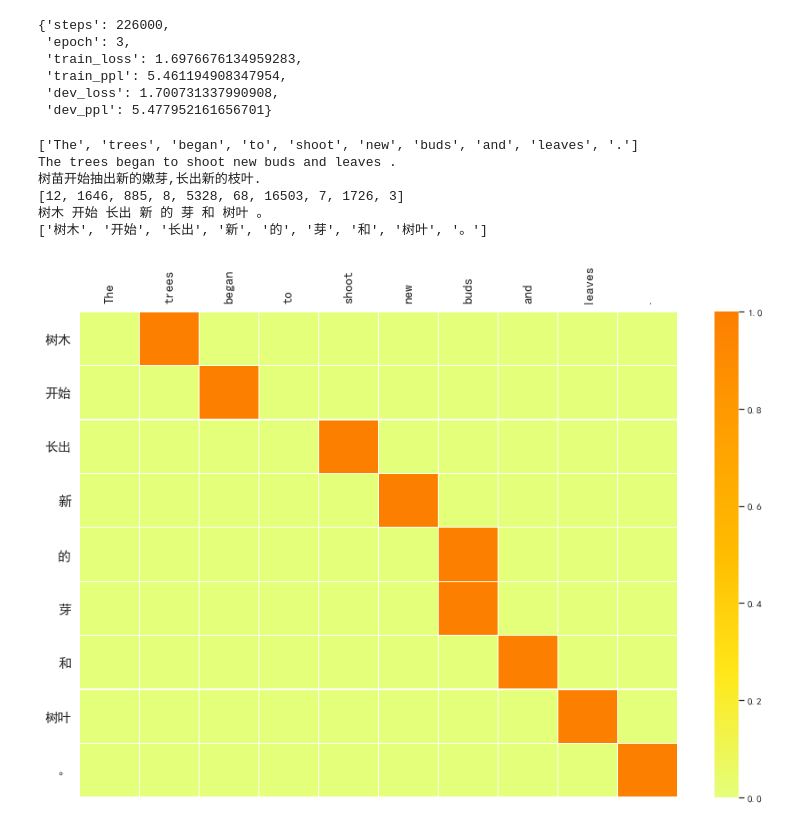
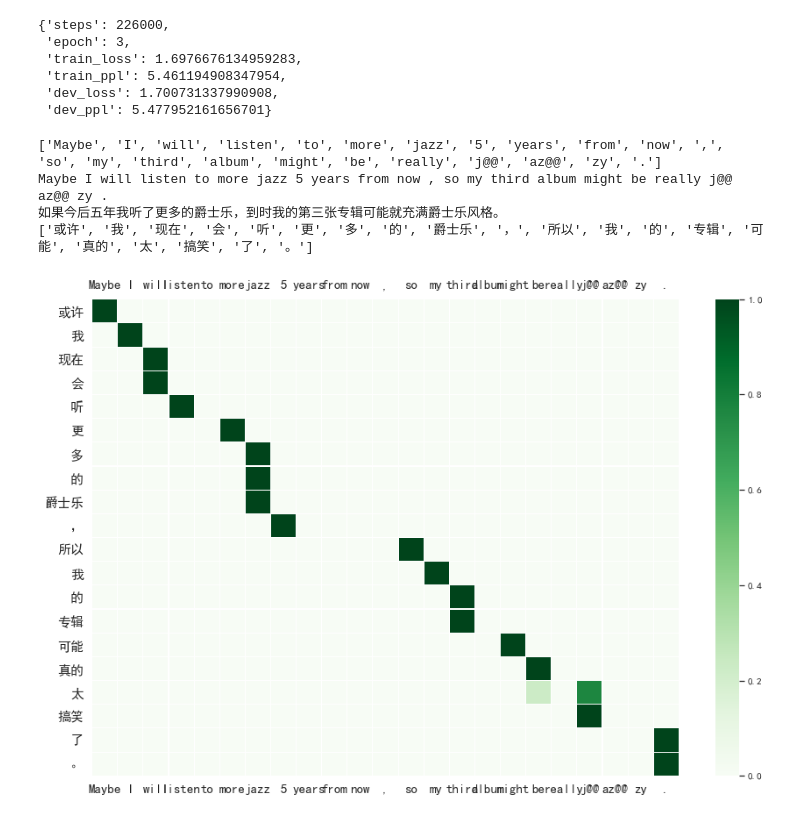
Before and after one commit to jasperzhong/NMT, a Jupyter notebook: nmt.ipynb, the cells around one changed output. Saved outputs shown, nothing was run; the diff lists cells and outputs as text; code cells hidden in the pictures.

```diff
--- a/nmt.ipynb
+++ b/nmt.ipynb
@@ -440,12 +440,11 @@ class Node(object):
 def beam_search(src, beam_width=3):
     words = tokenizer(src)
     indices = [SRC.vocab.stoi[word] for word in words]
-    print(indices)
-    input_tensor = torch.LongTensor(indices).unsqueeze(1)
+    input_tensor = torch.LongTensor(indices).unsqueeze(1).to(device)
     # [1*T]
     encoder_output, hidden = encoder(input_tensor)
     hidden = hidden[:decoder.n_layers]
-    decoder_input = torch.tensor(2).unsqueeze(0)
+    decoder_input = torch.tensor(2).unsqueeze(0).to(device)
 
     node = Node(hidden, None, decoder_input, None, 0, 1)
     q = Queue()
@@ -478,7 +477,7 @@ def beam_search(src, beam_width=3):
                 child = Node(hidden, node, index, attn, node.log_prob + log_p, node.length + 1)
                 candidates.append((node.log_prob + log_p, child))
 
-        candidates = sorted(candidates, reverse=True)
+        candidates = sorted(candidates, key=lambda x:x[0], reverse=True)
         length = min(len(candidates), beam_width)
         for i in range(length):
             q.put(candidates[i][1])
@@ -491,41 +490,47 @@ def beam_search(src, beam_width=3):
             res.append(TRG.vocab.itos[node.decoder_input.item()])
             node = node.previous_node
         print(''.join(res[::-1]), value)'''
-    node = end_nodes[0]
+
+    candidates = []
+    for node in end_nodes:
+        value = node.log_prob
+        candidates.append((value, node))
+
+    candidates = sorted(candidates, key=lambda x:x[0], reverse=True)
+
+    node = candidates[0][1]
     res = []
     attns = []
     while node.previous_node != None:
         res.append(TRG.vocab.itos[node.decoder_input.item()])
-        attns.append(node.attn.squeeze(0).squeeze(0).numpy().tolist())
+        attns.append(node.attn.squeeze(0).squeeze(0).cpu().numpy().tolist())
         node = node.previous_node
-    print(' '.join(res[::-1][:-1]))
+#     print(' '.join(res[::-1][:-1]))
     return attns[::-1][:-1], res[::-1][:-1]
 # %%
 sns.set(rc={'figure.figsize':(15,10)})
 sns.set(font=myfont.get_name())
 # %%
 with torch.no_grad():
-    index = 54
+    index = 37
     print(test_data[index].src)
     print(' '.join(test_data[index].src))
     print(''.join(test_data[index].trg))
     src = ' '.join(test_data[index].src)
     attns, x_labels = beam_search(src, 3)
     print(x_labels)
 
     f, ax = plt.subplots(figsize=(15, 10))
     cmap =sns.diverging_palette(128, 240,as_cmap=True)
 
-    sns.heatmap(attns, cmap='Wistia', linewidths=0.05, ax=ax,  xticklabels=test_data[index].src, yticklabels=x_labels)
+    sns.heatmap(attns, cmap='Greens', linewidths=0.1, ax=ax,  xticklabels=test_data[index].src, yticklabels=x_labels)
     ax.tick_params(axis='y', labelsize=15,labeltop=True)
-    ax.tick_params(axis='x', labelsize=15,labeltop=True, labelbottom=False)
+    ax.tick_params(axis='x', labelsize=15,labeltop=True)
     ax.set_yticklabels(ax.get_yticklabels(), rotation=0)
-    ax.set_xticklabels(ax.get_xticklabels(), rotation=90)
+    ax.set_xticklabels(ax.get_xticklabels(), rotation=0)
 # %% [output]
-['The', 'trees', 'began', 'to', 'shoot', 'new', 'buds', 'and', 'leaves', '.']
-The trees began to shoot new buds and leaves .
-树苗开始抽出新的嫩芽,长出新的枝叶.
-[12, 1646, 885, 8, 5328, 68, 16503, 7, 1726, 3]
-树木 开始 长出 新 的 芽 和 树叶 。
-['树木', '开始', '长出', '新', '的', '芽', '和', '树叶', '。']
+['Maybe', 'I', 'will', 'listen', 'to', 'more', 'jazz', '5', 'years', 'from', 'now', ',', 'so', 'my', 'third', 'album', 'might', 'be', 'really', 'j@@', 'az@@', 'zy', '.']
+Maybe I will listen to more jazz 5 years from now , so my third album might be really j@@ az@@ zy .
+如果今后五年我听了更多的爵士乐，到时我的第三张专辑可能就充满爵士乐风格。
+['或许', '我', '现在', '会', '听', '更', '多', '的', '爵士乐', '，', '所以', '我', '的', '专辑', '可能', '真的', '太', '搞笑', '了', '。']
-[figure, old version]
+[figure, new version]
```
Also changed, not shown: parts of 5 cells of this notebook, 2 other files.
